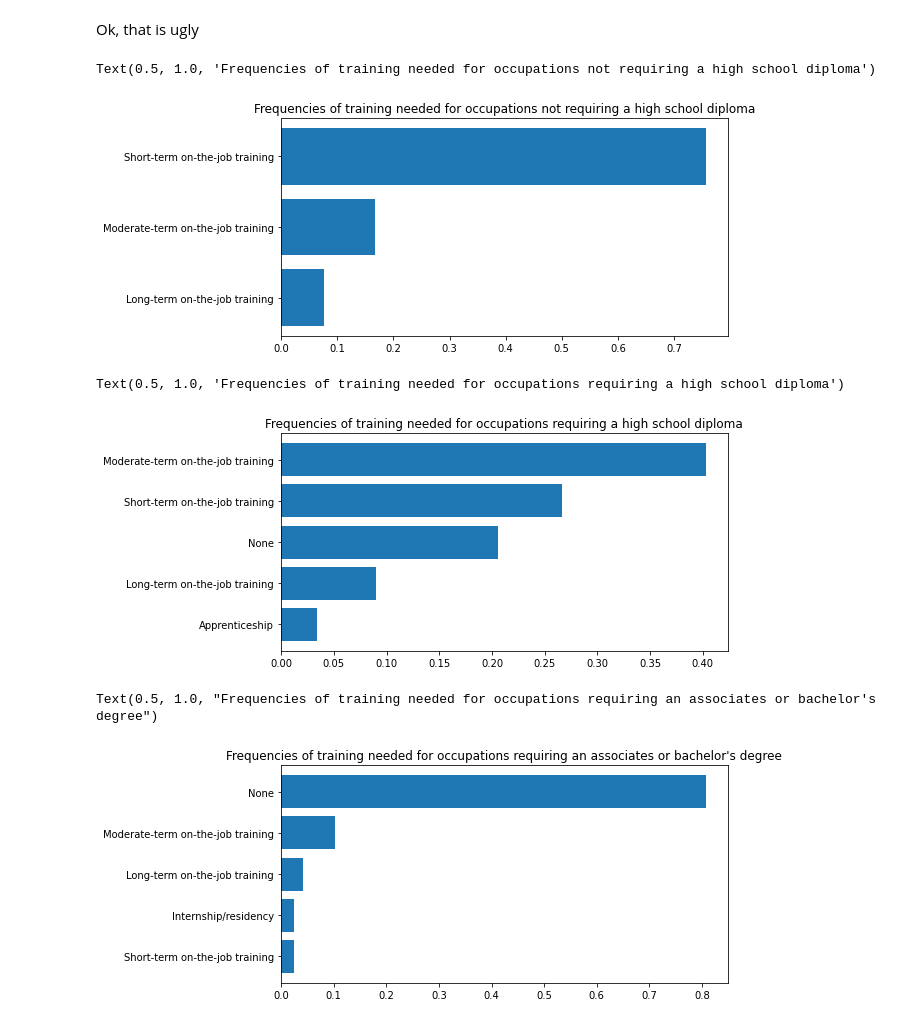
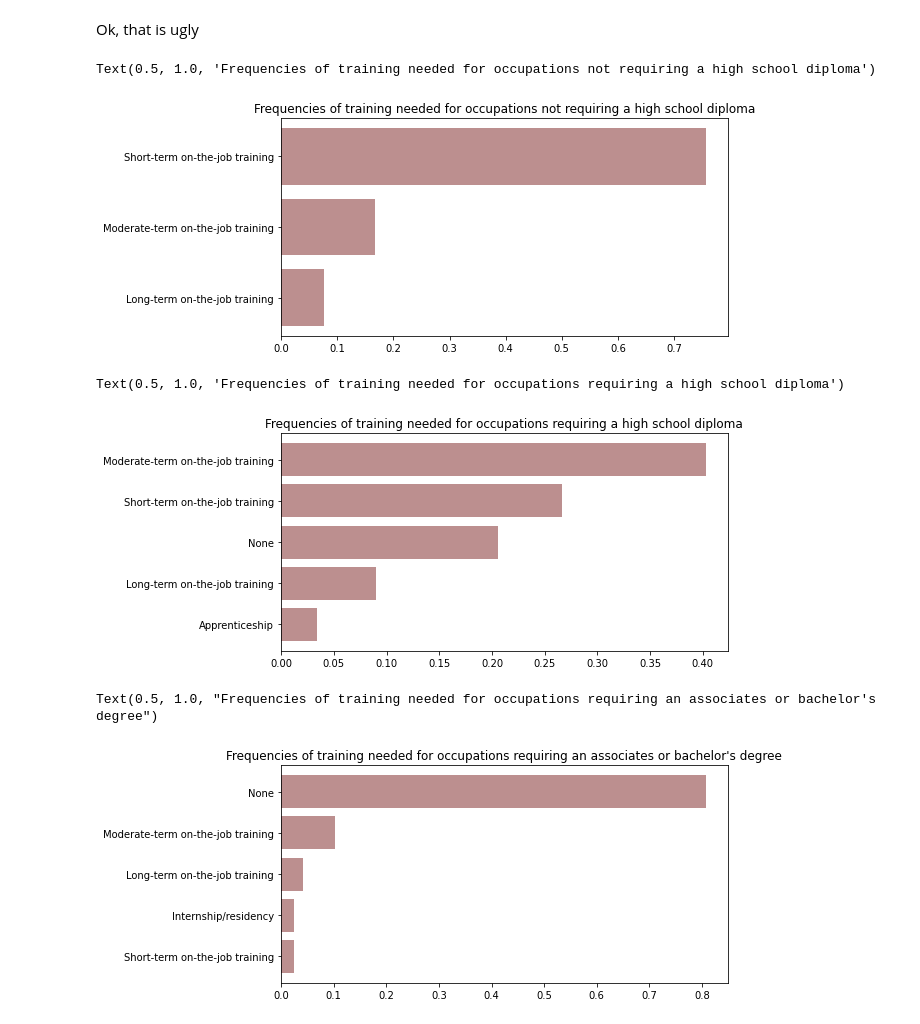
Before and after one commit to crystal-ctrl/WiD_Residency_2022_January, a Jupyter notebook: Notebooks/Exploring_projections.ipynb, the cells around one changed output. Drawn from its saved outputs; the diff is of its cells as text; code cells hidden in the pictures.

Commit message:
changed colors

```diff
--- a/Notebooks/Exploring_projections.ipynb
+++ b/Notebooks/Exploring_projections.ipynb
@@ -195,28 +195,28 @@ less_hs_counts = pd.DataFrame(less_hs['Job Training'].value_counts(normalize=Tru
 less_hs_counts['training needed']=less_hs_counts.index
 less_hs_counts.rename(columns={'Job Training':'frequency'}, inplace=True)
 plt.figure(figsize=(8,4))
-plt.barh(y='training needed',width='frequency',data=less_hs_counts)
+plt.barh(y='training needed',width='frequency',data=less_hs_counts,color='rosybrown')
 plt.title('Frequencies of training needed for occupations not requiring a high school diploma')
 # %% [output]
 Text(0.5, 1.0, 'Frequencies of training needed for occupations not requiring a high school diploma')
-[figure, old version]
+[figure, new version]
 # %%
 hs_counts = pd.DataFrame(hs_plus['Job Training'].value_counts(normalize=True,sort=True,ascending=True,dropna=False))
 hs_counts['training needed']=hs_counts.index
 hs_counts.rename(columns={'Job Training':'frequency'}, inplace=True)
 plt.figure(figsize=(8,4))
-plt.barh(y='training needed',width='frequency',data=hs_counts)
+plt.barh(y='training needed',width='frequency',data=hs_counts,color='rosybrown')
 plt.title('Frequencies of training needed for occupations requiring a high school diploma')
 # %% [output]
 Text(0.5, 1.0, 'Frequencies of training needed for occupations requiring a high school diploma')
-[figure, old version]
+[figure, new version]
 # %%
 college_counts = pd.DataFrame(sac_degree['Job Training'].value_counts(normalize=True,sort=True,ascending=True,dropna=False))
 college_counts['training needed']=college_counts.index
 college_counts.rename(columns={'Job Training':'frequency'}, inplace=True)
 plt.figure(figsize=(8,4))
-plt.barh(y='training needed',width='frequency',data=college_counts)
+plt.barh(y='training needed',width='frequency',data=college_counts,color='rosybrown')
 plt.title("Frequencies of training needed for occupations requiring an associates or bachelor's degree")
 # %% [output]
 Text(0.5, 1.0, "Frequencies of training needed for occupations requiring an associates or bachelor's degree")
-[figure, old version]
+[figure, new version]
```
